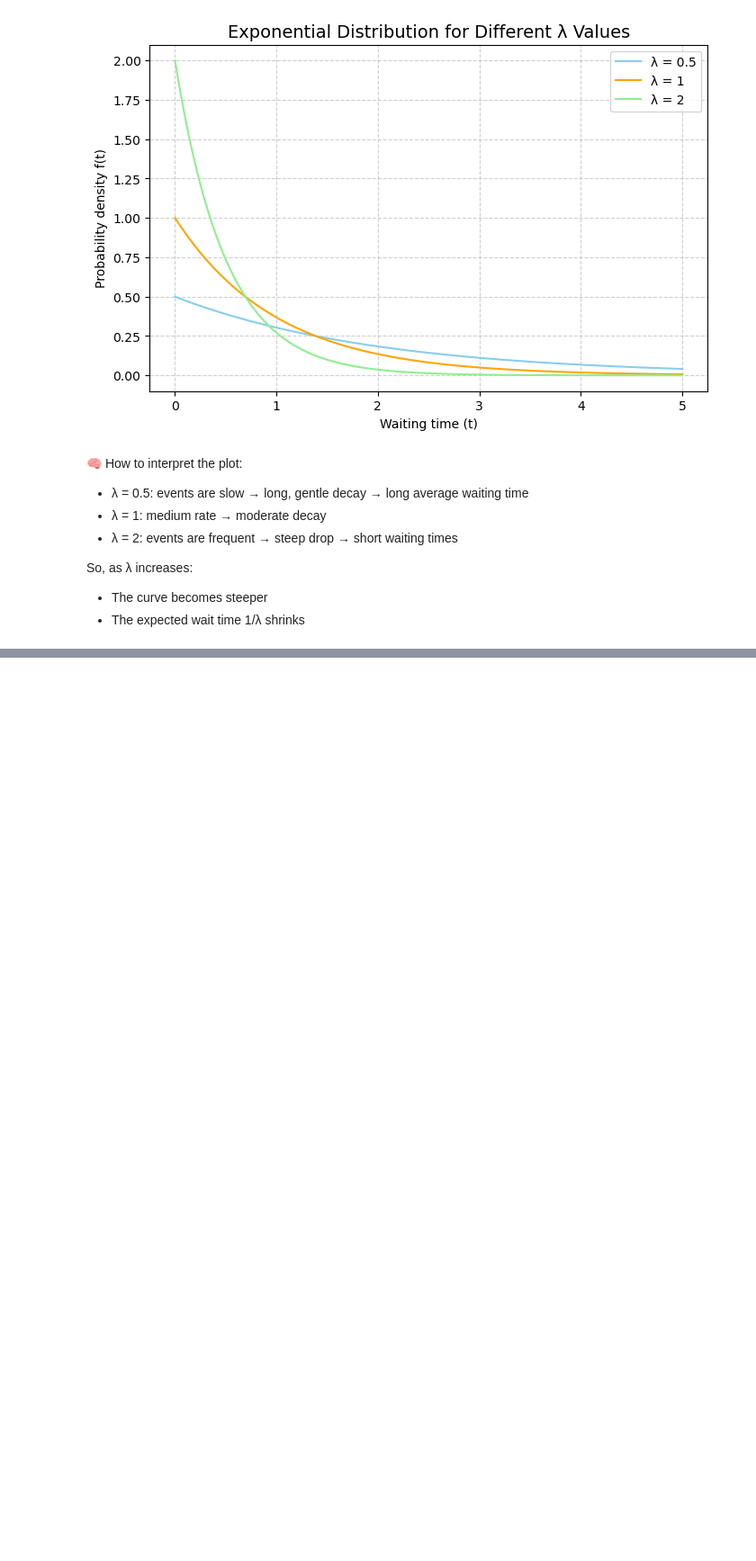
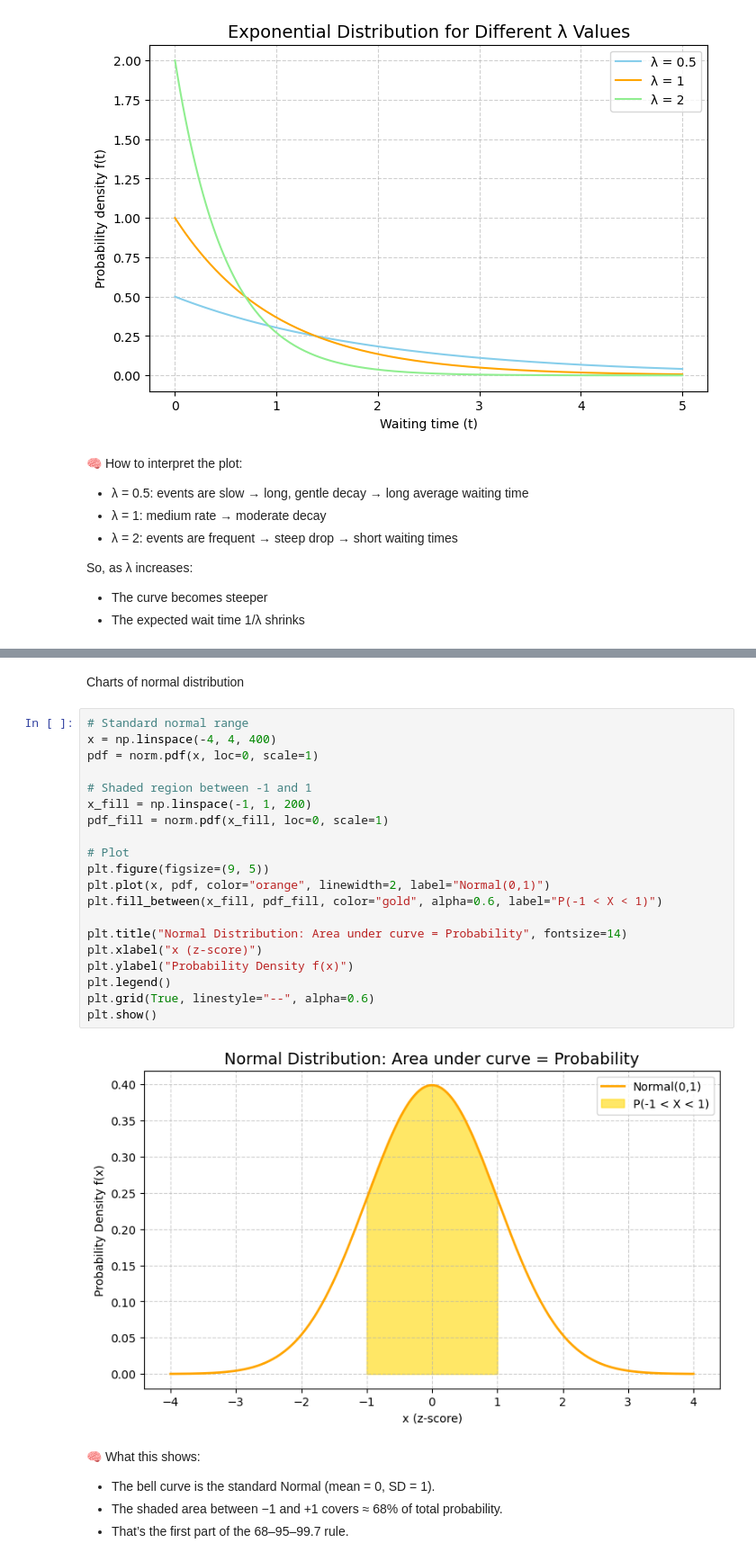
Before and after one commit to mlnotes2718/introduction-statistics-machine-learning, a Jupyter notebook: Statistics-in-ML-4-Probability-Distributions.ipynb, the cells around one changed output, grey strips where cells are left out. Shown at 90% size. Saved outputs shown, nothing was run; the diff lists cells and outputs as text; blank space fills up the shorter version.

```diff
--- a/Statistics-in-ML-4-Probability-Distributions.ipynb
+++ b/Statistics-in-ML-4-Probability-Distributions.ipynb
@@ -1582,0 +1872,29 @@ So, as
+# %% [markdown]
+Charts of normal distribution
+# %%
+# Standard normal range
+x = np.linspace(-4, 4, 400)
+pdf = norm.pdf(x, loc=0, scale=1)
+
+# Shaded region between -1 and 1
+x_fill = np.linspace(-1, 1, 200)
+pdf_fill = norm.pdf(x_fill, loc=0, scale=1)
+
+# Plot
+plt.figure(figsize=(9, 5))
+plt.plot(x, pdf, color="orange", linewidth=2, label="Normal(0,1)")
+plt.fill_between(x_fill, pdf_fill, color="gold", alpha=0.6, label="P(-1 < X < 1)")
+
+plt.title("Normal Distribution: Area under curve = Probability", fontsize=14)
+plt.xlabel("x (z-score)")
+plt.ylabel("Probability Density f(x)")
+plt.legend()
+plt.grid(True, linestyle="--", alpha=0.6)
+plt.show()
+# %% [output]
+[figure, added]
+# %% [markdown]
+🧠 What this shows:
+- The bell curve is the standard Normal (mean = 0, SD = 1).
+- The shaded area between −1 and +1 covers ≈ 68% of total probability.
+- That’s the first part of the 68–95–99.7 rule.
```
Also changed, not shown: parts of 27 cells of this notebook.
